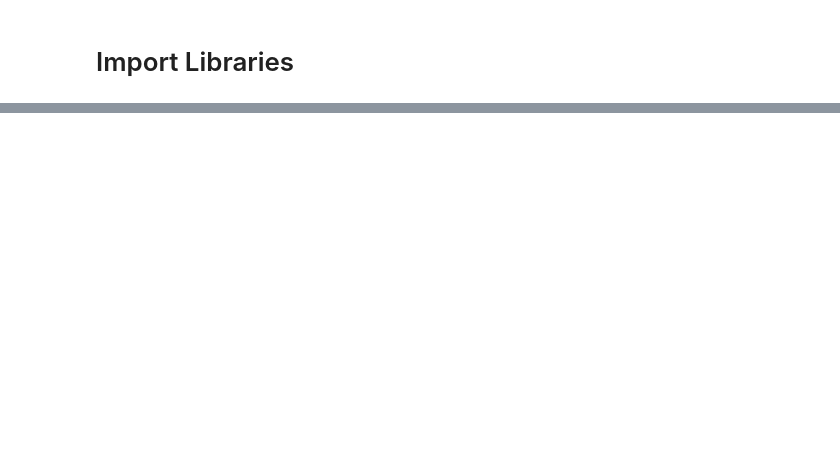
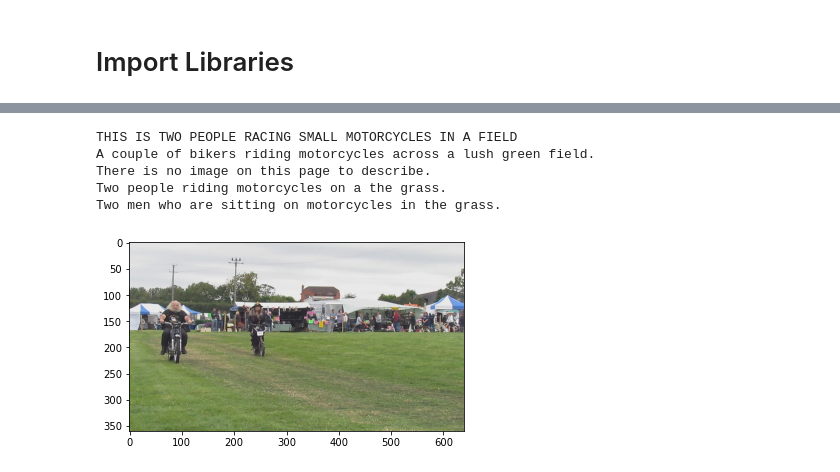
Before and after one commit to Khaliladib11/INM706-image-captioning, a Jupyter notebook: interface.ipynb, the cells around one changed output, grey strips where cells are left out. Cells and saved outputs as stored; diff of their text form; code cells hidden in the pictures; blank space fills up the shorter version.

```diff
--- a/interface.ipynb
+++ b/interface.ipynb
@@ -117,0 +53,14 @@ A man is skiing in the snow while others are snowboarding.
+# %%
+random_idx = random.randint(0, len(coco_interface.coco.imgs))
+idx, X, y = coco_interface[random_idx]
+for cap in y:
+    print(cap)
+plt.imshow(coco_interface.coco.get_img(random_idx))
+plt.show()
+# %% [output]
+THIS IS TWO PEOPLE RACING SMALL MOTORCYCLES IN A FIELD
+A couple of bikers riding motorcycles across a lush green field.
+There is no image on this page to describe.
+Two people riding motorcycles on a the grass.
+Two men who are sitting on motorcycles in the grass.
+[figure, added]
```
Also changed, not shown: parts of 7 cells of this notebook, 2 other files.
